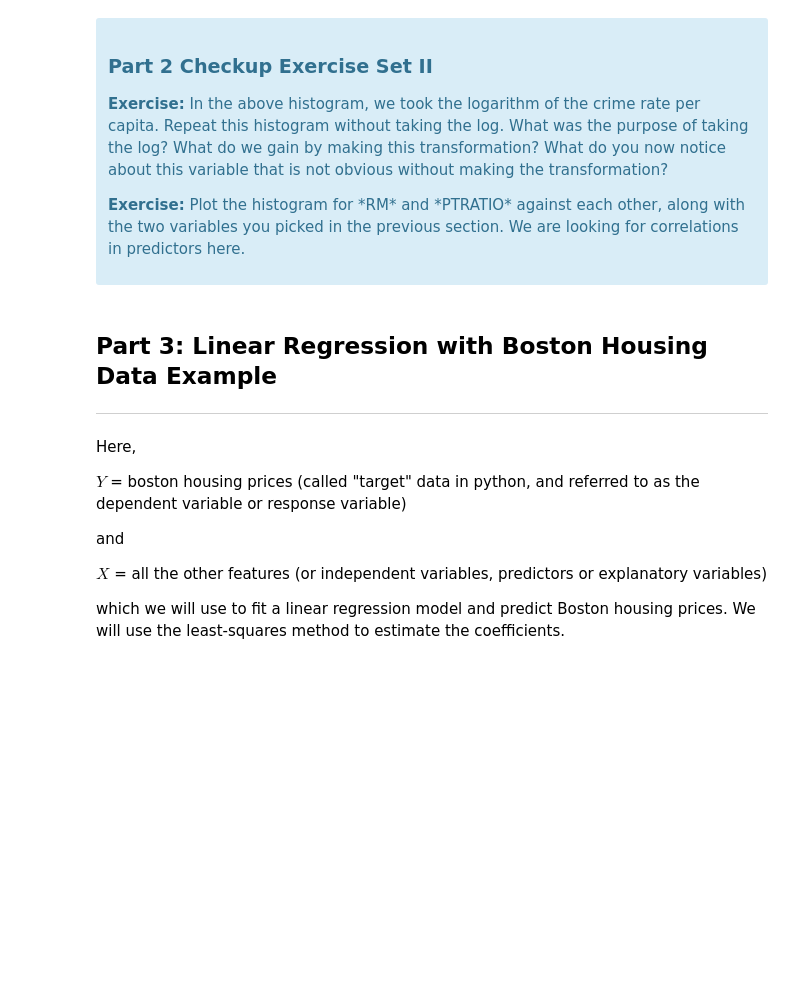
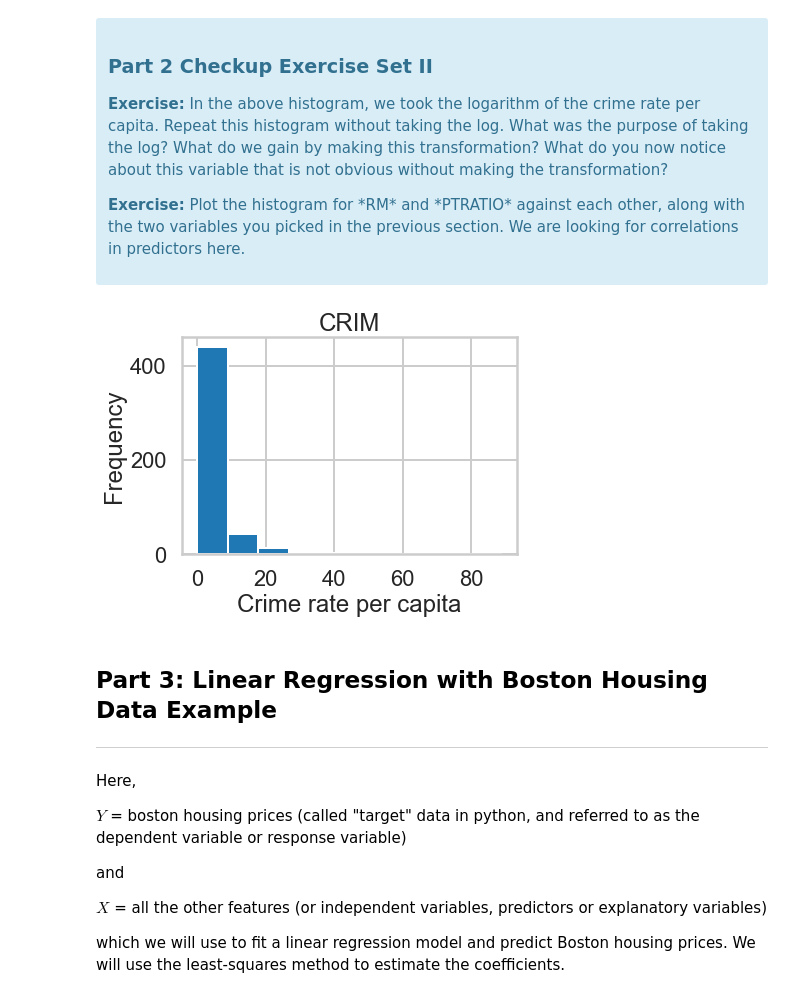
Before and after one commit to michellebonat/boston-housing-regression, a Jupyter notebook: Mini_Project_Linear_Regression.ipynb, the cells around one changed output. Saved outputs shown, nothing was run; the diff lists cells and outputs as text; code cells hidden in the pictures; blank space fills up the shorter version.

```diff
--- a/Mini_Project_Linear_Regression.ipynb
+++ b/Mini_Project_Linear_Regression.ipynb
@@ -342,3 +340,14 @@ plt.show()
+# %%
+#your turn
+# Plot the histogram for RM and PTRATIO against each other without using the log
+# It's not as informative as the previous histo which used the log
+plt.hist(bos.CRIM)
+plt.title("CRIM")
+plt.xlabel("Crime rate per capita")
+plt.ylabel("Frequency")
+plt.show()
+# %% [output]
+[figure, added]
 # %% [markdown]
 ## Part 3: Linear Regression with Boston Housing Data Example
 ***
```
Also changed, not shown: parts of 25 cells of this notebook.
